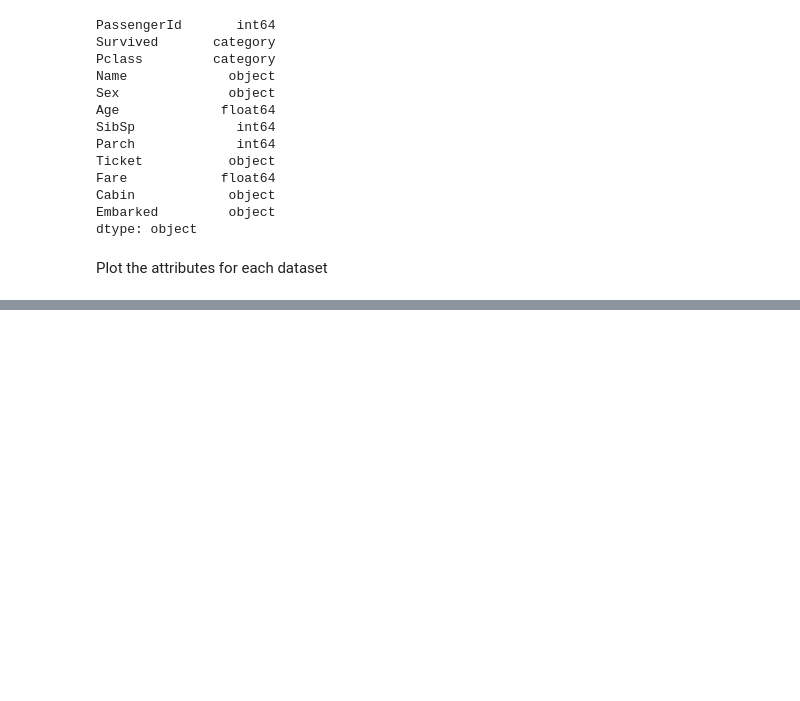
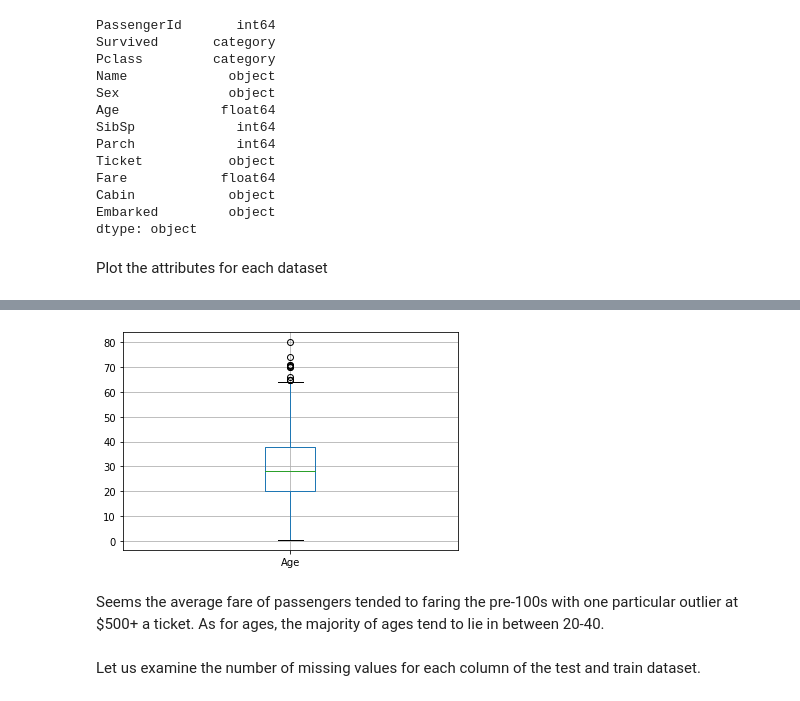
Before and after one commit to aykwan/titanickaggle, a Jupyter notebook: Titanic_Prediction.ipynb, the cells around one changed output, grey strips where cells are left out. Cells and saved outputs as stored; diff of their text form; code cells hidden in the pictures; blank space fills up the shorter version.

```diff
--- a/Titanic_Prediction.ipynb
+++ b/Titanic_Prediction.ipynb
@@ -142,0 +159,8 @@ TypeError: ignored
+# %%
+boxplot = df_train.boxplot(column=["Age"])
+# %% [output]
+[figure, added]
+# %% [markdown]
+Seems the average fare of passengers tended to faring the pre-100s with one particular outlier at $500+ a ticket. As for ages, the majority of ages tend to lie in between 20-40.
+# %% [markdown]
+Let us examine the number of missing values for each column of the test and train dataset.
```
Also changed, not shown: parts of 19 cells of this notebook.
